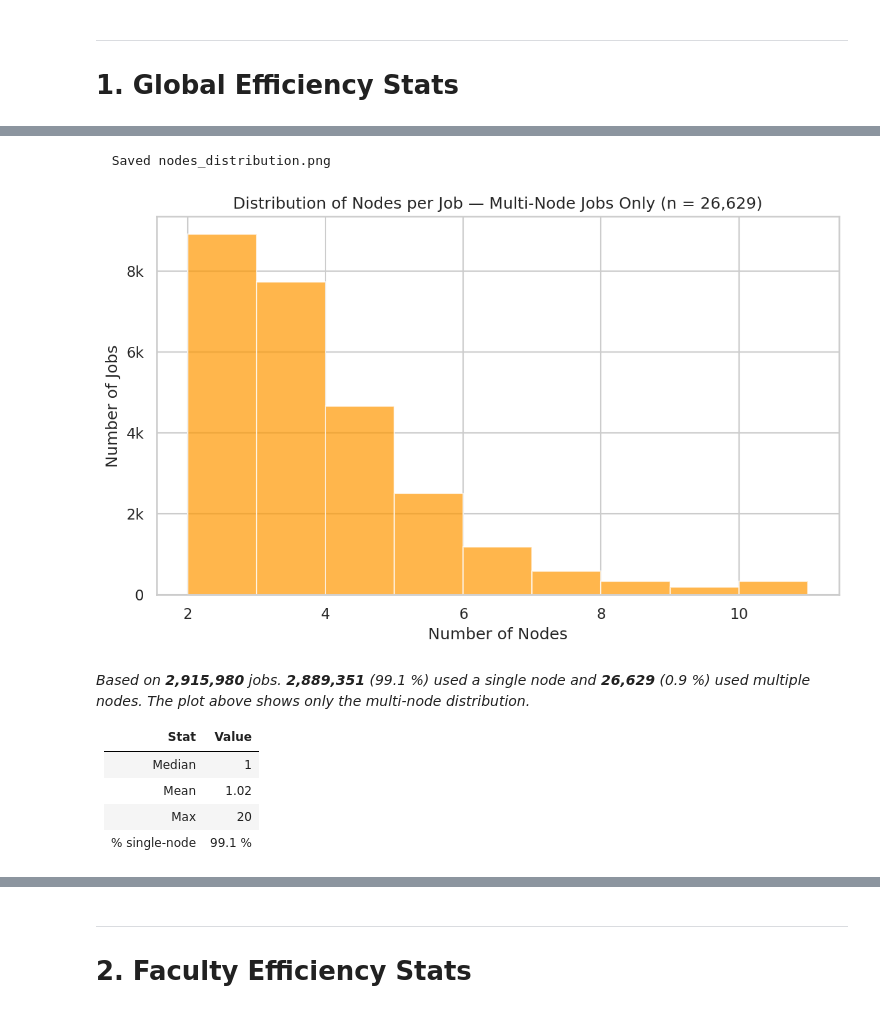
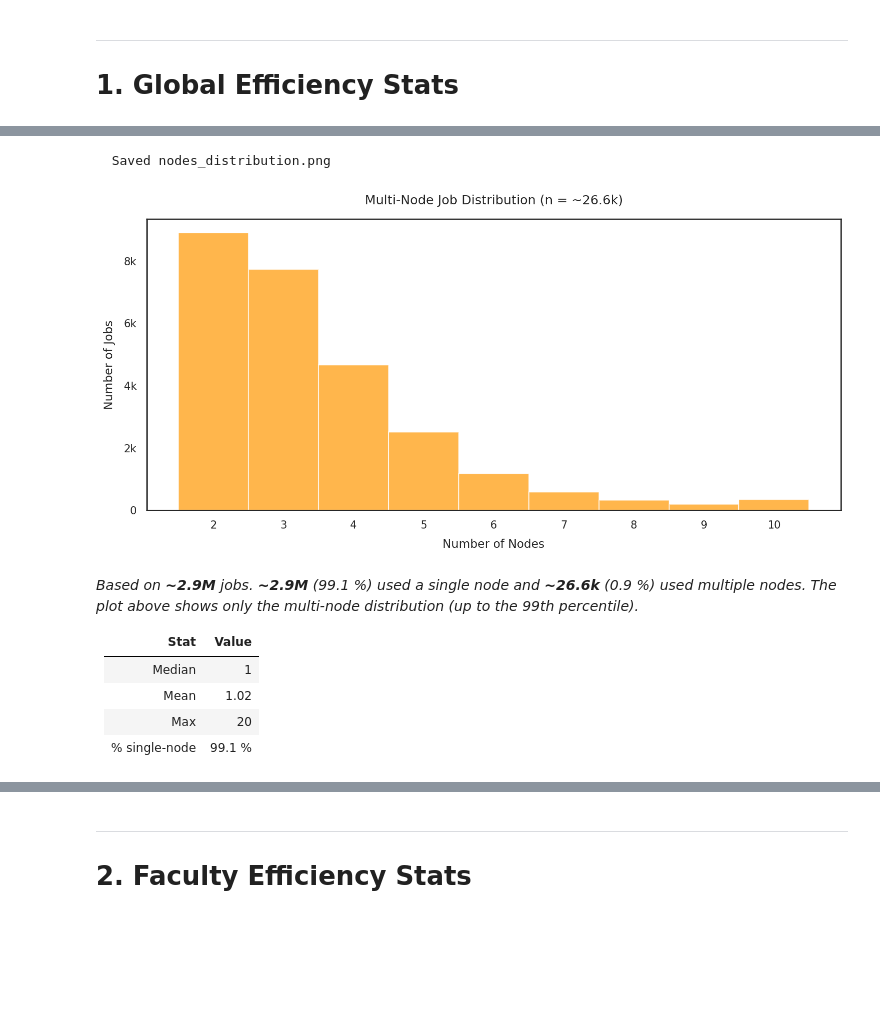
Before and after one commit to kcl-eresearch/hpc-data-analysis, a Jupyter notebook: notebooks/blog_2026-02_sustainability.ipynb, the cells around one changed output, grey strips where cells are left out. Drawn from its saved outputs; the diff is of its cells as text; code cells hidden in the pictures; blank space fills up the shorter version.

```diff
--- a/notebooks/blog_2026-02_sustainability.ipynb
+++ b/notebooks/blog_2026-02_sustainability.ipynb
@@ -81,11 +119,8 @@ FACULTY_MERGE = {
 }
 df['faculty'] = df['faculty'].replace(FACULTY_MERGE)
 
-def shorten(name):
-    s = name.replace('Faculty of ', '').replace('Institute of ', '')
-    return '\n'.join(textwrap.wrap(s, width=20))
-
-df['faculty_short'] = df['faculty'].apply(shorten)
+# Use abbreviations for plot labels
+df['faculty_short'] = df['faculty'].map(FACULTY_ABBREV).fillna(df['faculty'])
 SHORT = dict(zip(df['faculty'], df['faculty_short']))
 
 # --- Aggregate data (all job states, for total counts) ---
@@ -102,8 +137,8 @@ df_agg = df_agg.groupby('faculty')[agg_cols].sum().reset_index()
 df_agg['cancelled'] = (df_agg['job_count']
                         - df_agg['job_count_success']
                         - df_agg['job_count_failed'])
-df_agg['faculty_short'] = df_agg['faculty'].map(SHORT).fillna(
-    df_agg['faculty'].apply(shorten))
+df_agg['faculty_short'] = df_agg['faculty'].map(FACULTY_ABBREV).fillna(
+    df_agg['faculty'])
 
 total_all = df_agg['job_count'].sum()
 total_eff = len(df)
@@ -623,45 +784,50 @@ pct_single = n_single / len(nodes) * 100
 
 # Only plot multi-node distribution
 multi = nodes[nodes > 1]
 
-fig, ax = plt.subplots(figsize=(8, 5))
+fig, ax = plt.subplots(figsize=(10, 5))
 if len(multi) > 0:
     top_multi = int(multi.quantile(0.99)) if len(multi) > 10 else int(multi.max())
     ax.hist(multi[multi <= top_multi], bins=range(2, top_multi + 2),
             color='#FF9800', alpha=0.7, edgecolor='white')
+    # Center x-tick labels on each bar (bars span [n, n+1), center at n+0.5)
+    ax.set_xticks([n + 0.5 for n in range(2, top_multi + 1)])
+    ax.set_xticklabels([str(n) for n in range(2, top_multi + 1)])
     ax.set_xlabel('Number of Nodes')
     ax.set_ylabel('Number of Jobs')
     ax.yaxis.set_major_formatter(COUNT_FMT)
-    ax.set_title(f'Distribution of Nodes per Job — Multi-Node Jobs Only (n = {n_multi:,})')
+    ax.set_title(f'Multi-Node Job Distribution (n = {approx(n_multi)})')
 else:
     ax.text(0.5, 0.5, 'No multi-node jobs', transform=ax.transAxes,
             ha='center', fontsize=14)
 
 plt.tight_layout()
 savefig('nodes_distribution.png')
 plt.show()
 
 display(Markdown(f'''
-*Based on **{len(nodes):,}** jobs.
-**{n_single:,}** ({pct_single:.1f} %) used a single node and
-**{n_multi:,}** ({100 - pct_single:.1f} %) used multiple nodes.
-The plot above shows only the multi-node distribution.*
+*Based on **{approx(len(nodes))}** jobs.
+**{approx(n_single)}** ({pct_single:.1f} %) used a single node and
+**{approx(n_multi)}** ({100 - pct_single:.1f} %) used multiple nodes.
+The plot above shows only the multi-node distribution (up to the 99th
+percentile).*
 
 | Stat | Value |
 |------|-------|
 | Median | {nodes.median():.0f} |
 | Mean | {nodes.mean():.2f} |
 | Max | {nodes.max():.0f} |
 | % single-node | {pct_single:.1f} % |
 '''))
 # %% [output]
   Saved nodes_distribution.png
-[figure, old version]
+[figure, new version]
 
-*Based on **2,915,980** jobs.
-**2,889,351** (99.1 %) used a single node and
-**26,629** (0.9 %) used multiple nodes.
-The plot above shows only the multi-node distribution.*
+*Based on **~2.9M** jobs.
+**~2.9M** (99.1 %) used a single node and
+**~26.6k** (0.9 %) used multiple nodes.
+The plot above shows only the multi-node distribution (up to the 99th
+percentile).*
 
 | Stat | Value |
 |------|-------|
```
Also changed, not shown: parts of 17 cells of this notebook, 16 other files.
